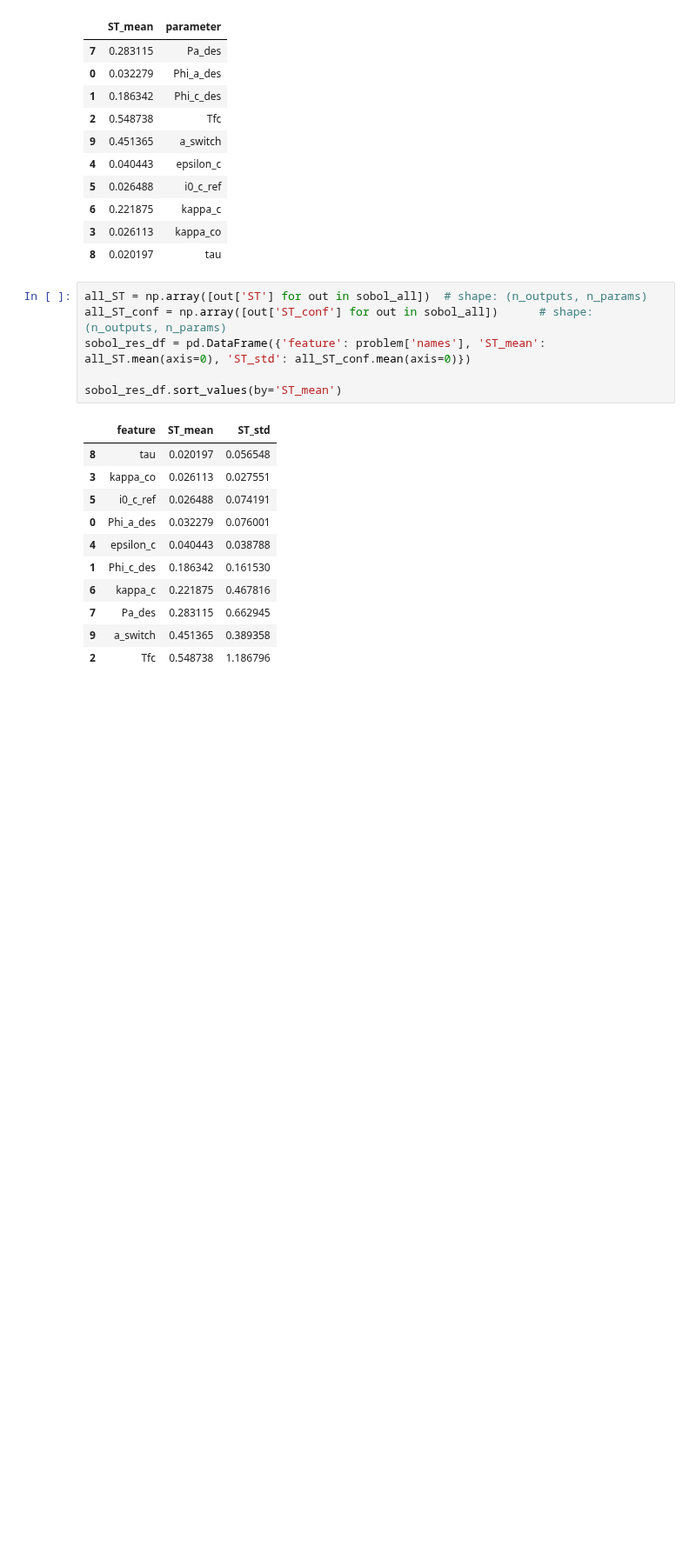
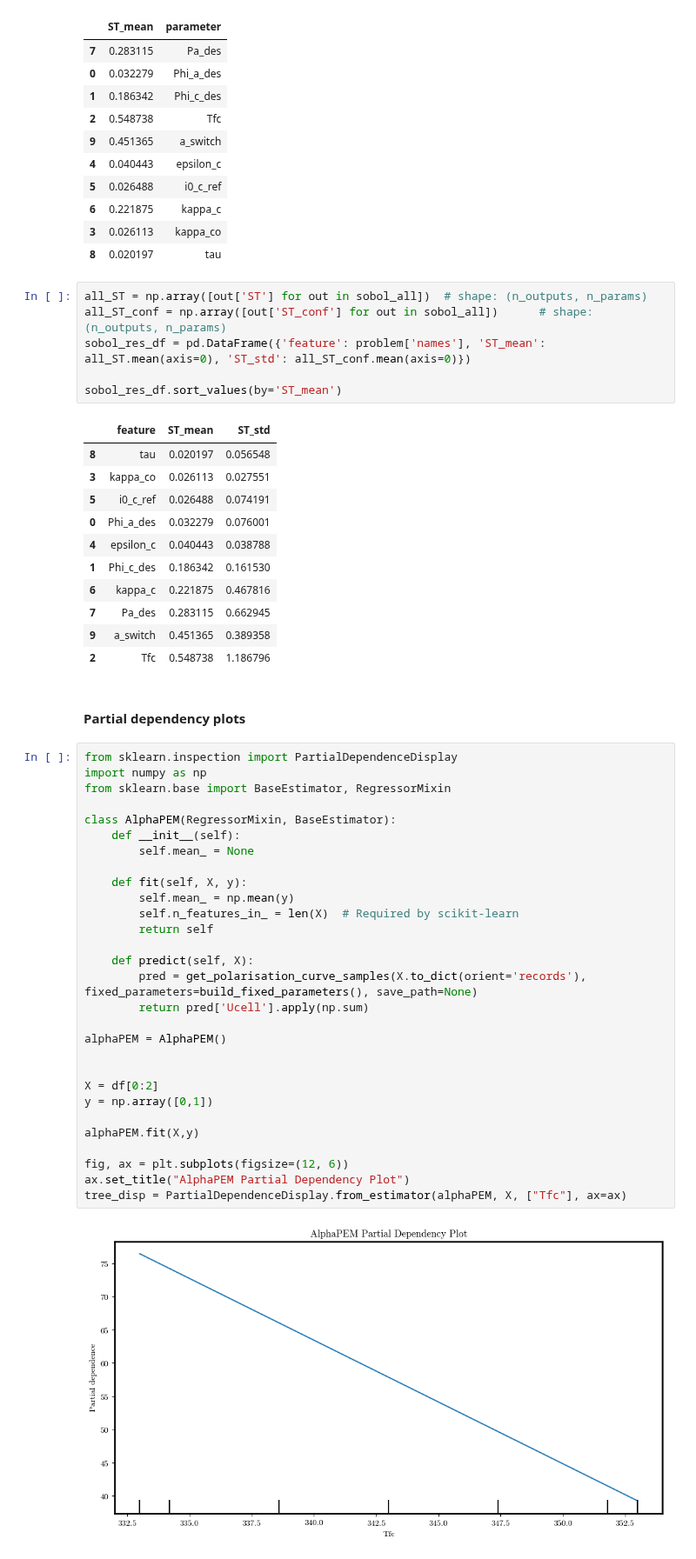
Before and after one commit to DejvisT/Sensitivity-Analysis-and-Surrogate-Modeling-of-PEM-Fuel-Cells, a Jupyter notebook: notebooks/02_sensitivity_analysis.ipynb, the cells around one changed output. Shown at 87% size. Cells and saved outputs as stored; diff of their text form; blank space fills up the shorter version.

Commit message:
Add first sketch of the Partial Dependency Plot

```diff
--- a/notebooks/02_sensitivity_analysis.ipynb
+++ b/notebooks/02_sensitivity_analysis.ipynb
@@ -500,3 +500,36 @@ sobol_res_df.sort_values(by='ST_mean')
 | 7 | Pa_des | 0.283115 | 0.662945 |
 | 9 | a_switch | 0.451365 | 0.389358 |
 | 2 | Tfc | 0.548738 | 1.186796 |
+# %% [markdown]
+#### Partial dependency plots
+# %%
+from sklearn.inspection import PartialDependenceDisplay
+import numpy as np
+from sklearn.base import BaseEstimator, RegressorMixin
+
+class AlphaPEM(RegressorMixin, BaseEstimator):
+    def __init__(self):
+        self.mean_ = None
+
+    def fit(self, X, y):
+        self.mean_ = np.mean(y)
+        self.n_features_in_ = len(X)  # Required by scikit-learn
+        return self
+
+    def predict(self, X):
+        pred = get_polarisation_curve_samples(X.to_dict(orient='records'), fixed_parameters=build_fixed_parameters(), save_path=None)
+        return pred['Ucell'].apply(np.sum)
+
+alphaPEM = AlphaPEM()
+
+
+X = df[0:2]
+y = np.array([0,1])
+
+alphaPEM.fit(X,y)
+
+fig, ax = plt.subplots(figsize=(12, 6))
+ax.set_title("AlphaPEM Partial Dependency Plot")
+tree_disp = PartialDependenceDisplay.from_estimator(alphaPEM, X, ["Tfc"], ax=ax)
+# %% [output]
+[figure, added]
```
